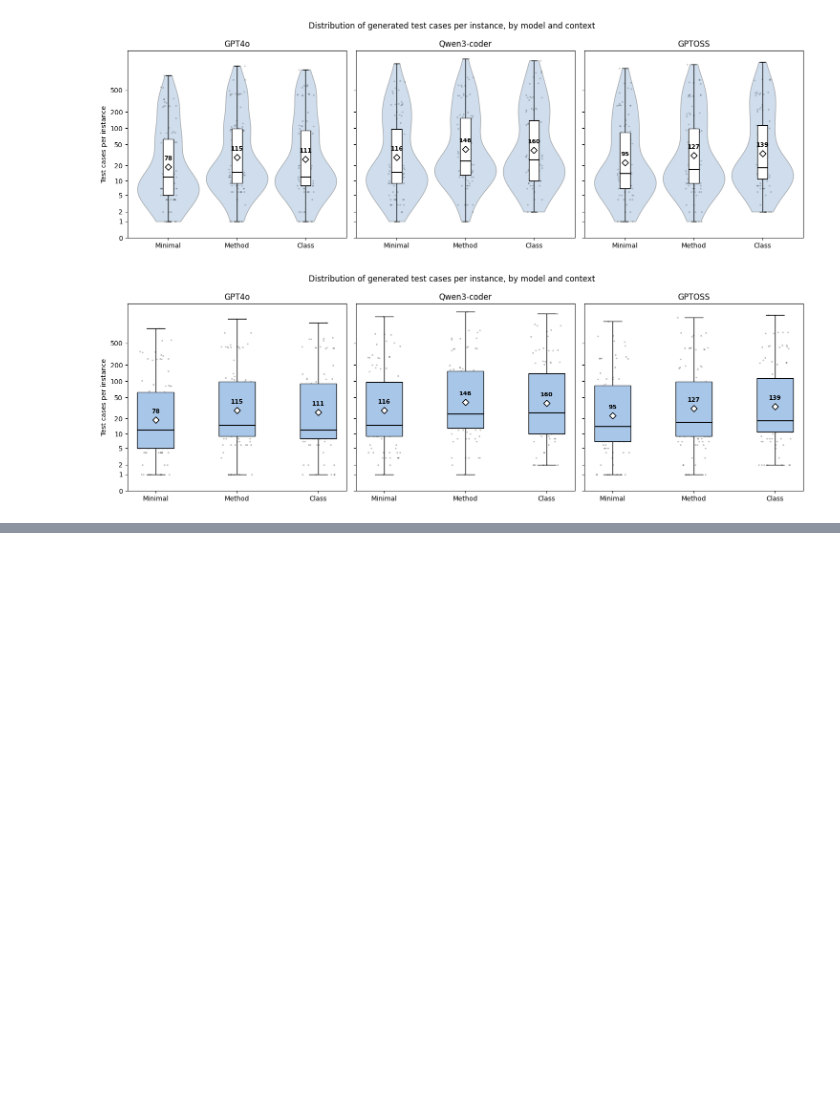
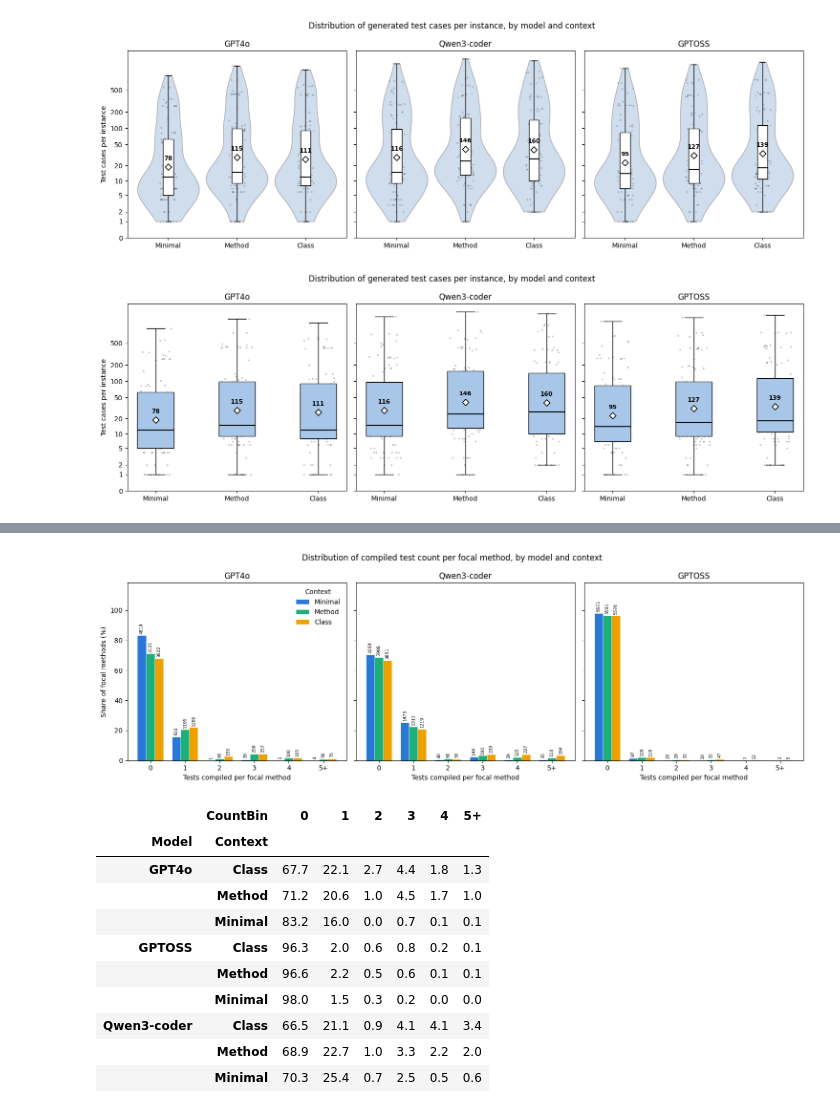
Before and after one commit to CuriousBeing1508/LLM_TestGeneration_for_BC, a Jupyter notebook: NewExpAfterCanary/ResultsForRQs/CountingNoOfTestCasesToReport/AggregateForRQ.ipynb, the cells around one changed output, grey strips where cells are left out. Saved outputs shown, nothing was run; the diff lists cells and outputs as text; code cells hidden in the pictures; blank space fills up the shorter version.

```diff
--- a/NewExpAfterCanary/ResultsForRQs/CountingNoOfTestCasesToReport/AggregateForRQ.ipynb
+++ b/NewExpAfterCanary/ResultsForRQs/CountingNoOfTestCasesToReport/AggregateForRQ.ipynb
@@ -350,0 +549,78 @@ plt.show()
+# %%
+import numpy as np
+import matplotlib.pyplot as plt
+
+MODEL_ORDER = ["GPT4o", "Qwen3-coder", "GPTOSS"]
+CONTEXT_ORDER = ["Minimal", "Method", "Class"]
+CONTEXT_COLORS = {"Minimal": "#2a78d6", "Method": "#1baf7a", "Class": "#eda100"}
+BIN_LABELS = ["0", "1", "2", "3", "4", "5+"]
+
+
+def plot_stage_distribution(stage_df, stage_name):
+    df = stage_df.copy()
+    df["CountBin"] = df["TestCount"].clip(upper=5).astype(str).replace({"5": "5+"})
+
+    dist = (
+        df.groupby(["Model", "Context", "CountBin"])
+        .size()
+        .rename("FocalMethodCount")
+        .reset_index()
+    )
+    totals = df.groupby(["Model", "Context"]).size().rename("Total")
+    dist = dist.merge(totals, on=["Model", "Context"])
+    dist["SharePct"] = 100 * dist["FocalMethodCount"] / dist["Total"]
+
+    fig, axes = plt.subplots(1, len(MODEL_ORDER), figsize=(15, 5), sharey=True)
+    bar_width = 0.25
+    x = np.arange(len(BIN_LABELS))
+
+    for ax, model in zip(axes, MODEL_ORDER):
+        sub = dist[dist["Model"] == model]
+        for i, ctx in enumerate(CONTEXT_ORDER):
+            ctx_sub = sub[sub["Context"] == ctx].set_index("CountBin").reindex(BIN_LABELS).fillna(0)
+            bars = ax.bar(
+                x + (i - 1) * bar_width, ctx_sub["SharePct"], width=bar_width,
+                color=CONTEXT_COLORS[ctx], label=ctx if ax is axes[0] else None,
+                edgecolor="white", linewidth=0.5,
+            )
+            for bar, count in zip(bars, ctx_sub["FocalMethodCount"]):
+                if count <= 0:
+                    continue
+                ax.annotate(
+                    f"{int(count)}", (bar.get_x() + bar.get_width() / 2, bar.get_height()),
+                    xytext=(0, 2), textcoords="offset points",
+                    ha="center", va="bottom", fontsize=6.5, rotation=90,
+                )
+
+        ax.set_xticks(x)
+        ax.set_xticklabels(BIN_LABELS)
+        ax.set_title(model)
+        ax.set_xlabel(f"Tests {stage_name.lower()} per focal method")
+
+    axes[0].set_ylabel("Share of focal methods (%)")
+    axes[0].set_ylim(top=axes[0].get_ylim()[1] * 1.15)
+    axes[0].legend(title="Context", frameon=False)
+
+    fig.suptitle(f"Distribution of {stage_name.lower()} test count per focal method, by model and context")
+    fig.tight_layout()
+    out_path = f"output/testcount_per_focalmethod_bar_{stage_name.lower()}_by_model_context.png"
+    plt.savefig(out_path, dpi=150, bbox_inches="tight")
+    plt.show()
+
+    return dist.pivot_table(index=["Model", "Context"], columns="CountBin", values="SharePct", fill_value=0)[BIN_LABELS].round(1)
+
+
+plot_stage_distribution(stage_dfs["Compiled"], "Compiled")
+# %% [output]
+[figure, added]
+|  | CountBin | 0 | 1 | 2 | 3 | 4 | 5+ |
+| Model | Context |  |  |  |  |  |  |
+| GPT4o | Class | 67.7 | 22.1 | 2.7 | 4.4 | 1.8 | 1.3 |
+|  | Method | 71.2 | 20.6 | 1.0 | 4.5 | 1.7 | 1.0 |
+|  | Minimal | 83.2 | 16.0 | 0.0 | 0.7 | 0.1 | 0.1 |
+| GPTOSS | Class | 96.3 | 2.0 | 0.6 | 0.8 | 0.2 | 0.1 |
+|  | Method | 96.6 | 2.2 | 0.5 | 0.6 | 0.1 | 0.1 |
+|  | Minimal | 98.0 | 1.5 | 0.3 | 0.2 | 0.0 | 0.0 |
+| Qwen3-coder | Class | 66.5 | 21.1 | 0.9 | 4.1 | 4.1 | 3.4 |
+|  | Method | 68.9 | 22.7 | 1.0 | 3.3 | 2.2 | 2.0 |
+|  | Minimal | 70.3 | 25.4 | 0.7 | 2.5 | 0.5 | 0.6 |
```
Also changed, not shown: parts of 8 cells of this notebook, 35 other files.
